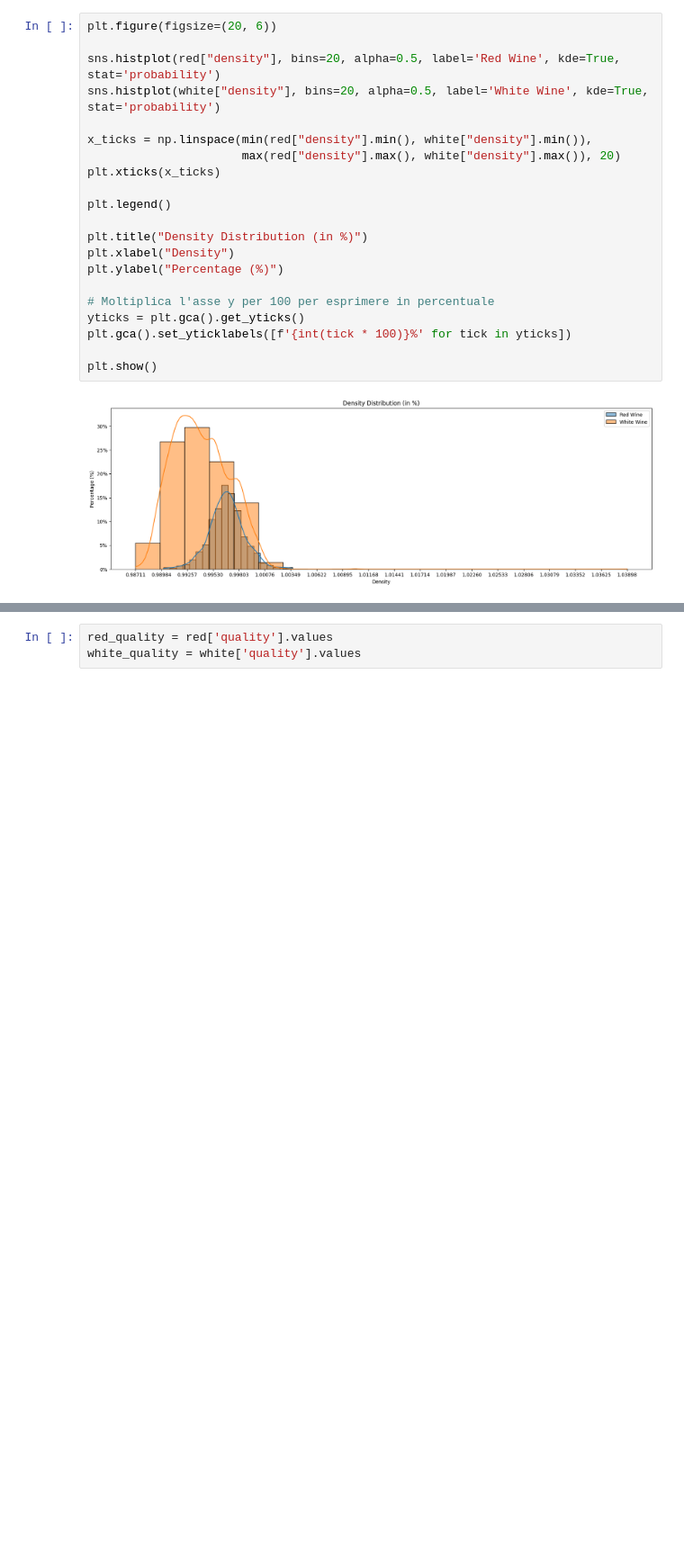
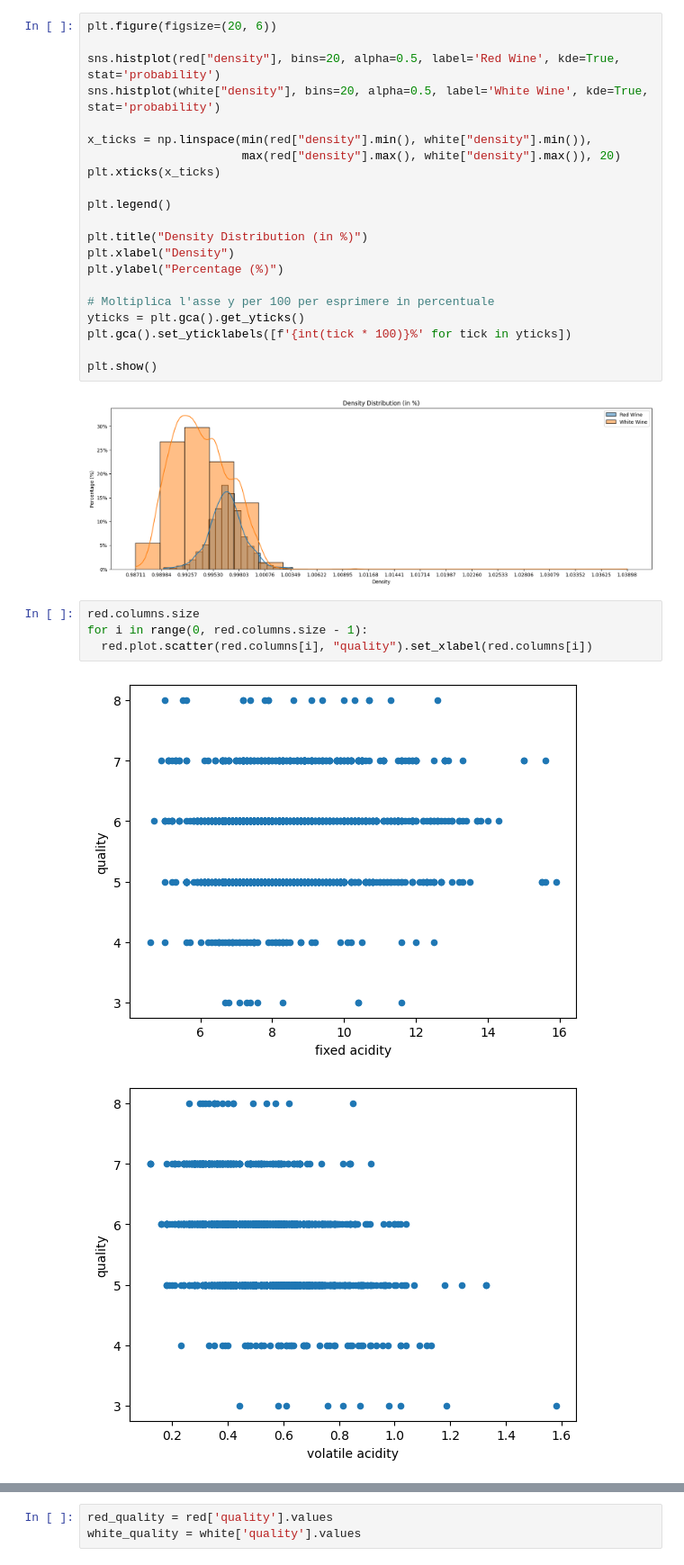
Before and after one commit to elvisperlika/Wine-Quality-Prediction, a Jupyter notebook: Wine_Quality_Prediction.ipynb, the cells around one changed output, grey strips where cells are left out. Shown: that part at 90% size. Saved outputs shown, nothing was run; the diff lists cells and outputs as text; blank space fills up the shorter version.

```diff
--- a/Wine_Quality_Prediction.ipynb
+++ b/Wine_Quality_Prediction.ipynb
@@ -216,3 +216,10 @@ plt.gca().set_yticklabels([f'{int(tick * 100)}%' for tick in yticks])
 plt.show()
 # %% [output]
 [figure]
+# %%
+red.columns.size
+for i in range(0, red.columns.size - 1):
+  red.plot.scatter(red.columns[i], "quality").set_xlabel(red.columns[i])
+# %% [output]
+[figure, added]
+[figure, added]
```
Also changed, not shown: parts of 4 cells of this notebook.
